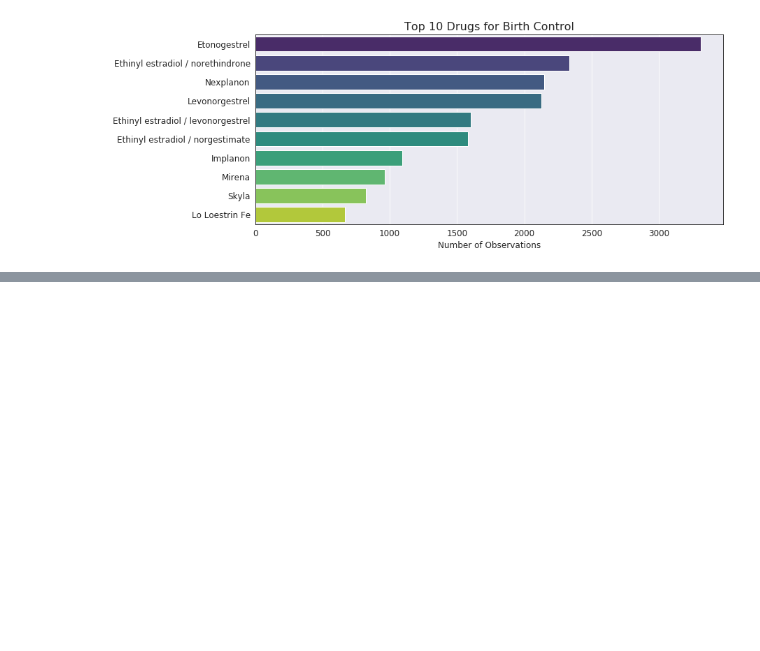
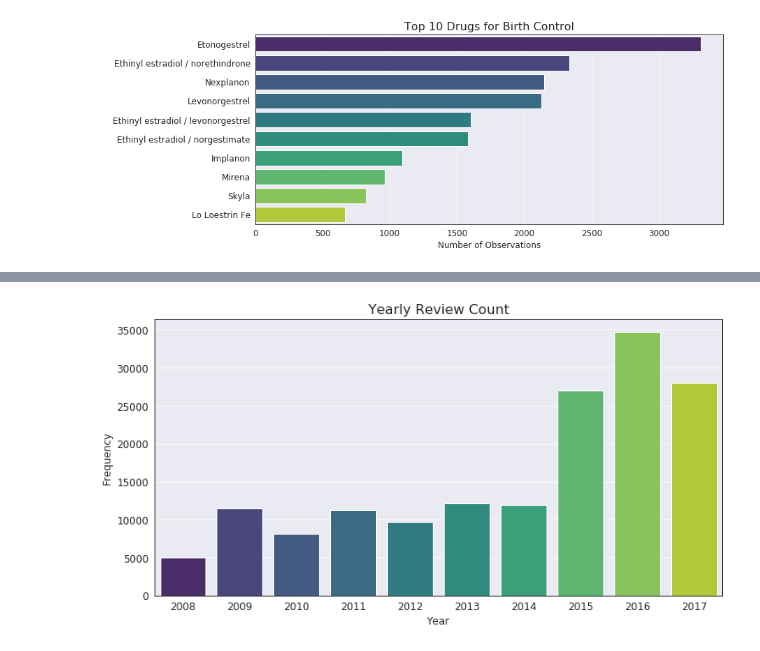
Before and after one commit to dhelms1/drug_data_analysis, a Jupyter notebook: DataExploration.ipynb, the cells around one changed output, grey strips where cells are left out. Saved outputs shown, nothing was run; the diff lists cells and outputs as text; code cells hidden in the pictures; blank space fills up the shorter version.

Commit message:
DataExploration finished, modeling notebook created

```diff
--- a/DataExploration.ipynb
+++ b/DataExploration.ipynb
@@ -260,0 +255,3 @@ Of the 3412 unique drugs it seems that the top 6 most common all relate to birth
+# %%
+train['date'] = pd.to_datetime(train.date)
+train['year'] = train['date'].dt.year
@@ -260,0 +267,9 @@ Of the 3412 unique drugs it seems that the top 6 most common all relate to birth
+# %%
+plt.figure(figsize=(12,6))
+sns.countplot(x='year', data=train)
+plt.xlabel('Year')
+plt.ylabel('Frequency')
+plt.title('Yearly Review Count')
+plt.show();
+# %% [output]
+[figure, added]
```
Also changed, not shown: parts of 11 cells of this notebook, 1 other file.
